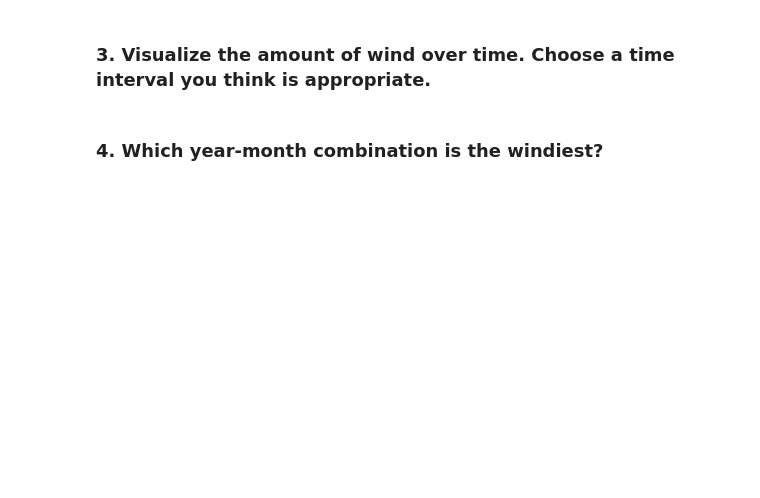
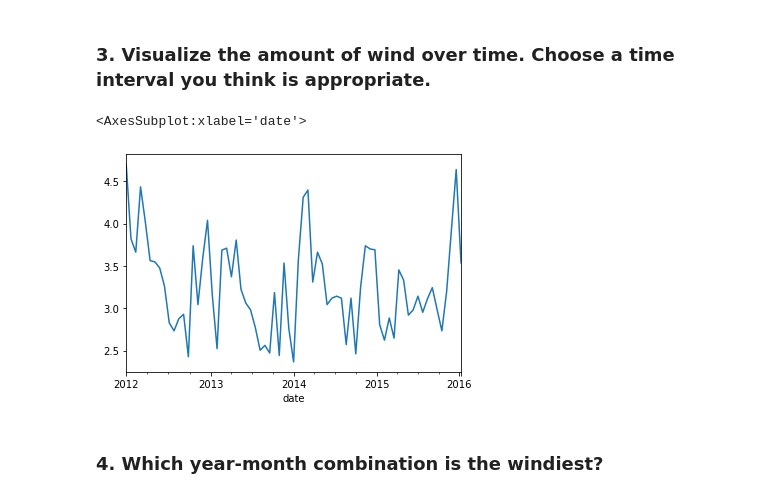
Before and after one commit to jeffakins/time_series, a Jupyter notebook: date_time_exercises.ipynb, the cells around one changed output. Drawn from its saved outputs; the diff is of its cells as text; code cells hidden in the pictures; blank space fills up the shorter version.

```diff
--- a/date_time_exercises.ipynb
+++ b/date_time_exercises.ipynb
@@ -168,4 +177,10 @@ data.seattle_weather()
 # %% [markdown]
 ### 3. Visualize the amount of wind over time. Choose a time interval you think is appropriate.
+# %%
+# Date must be set as the index before resampling
+df.set_index('date').wind.resample('3W').mean().plot()
+# %% [output]
+<AxesSubplot:xlabel='date'>
+[figure, added]
 # %% [markdown]
 ### 4. Which year-month combination is the windiest?
```
Also changed, not shown: parts of 18 cells of this notebook, 1 other file.
